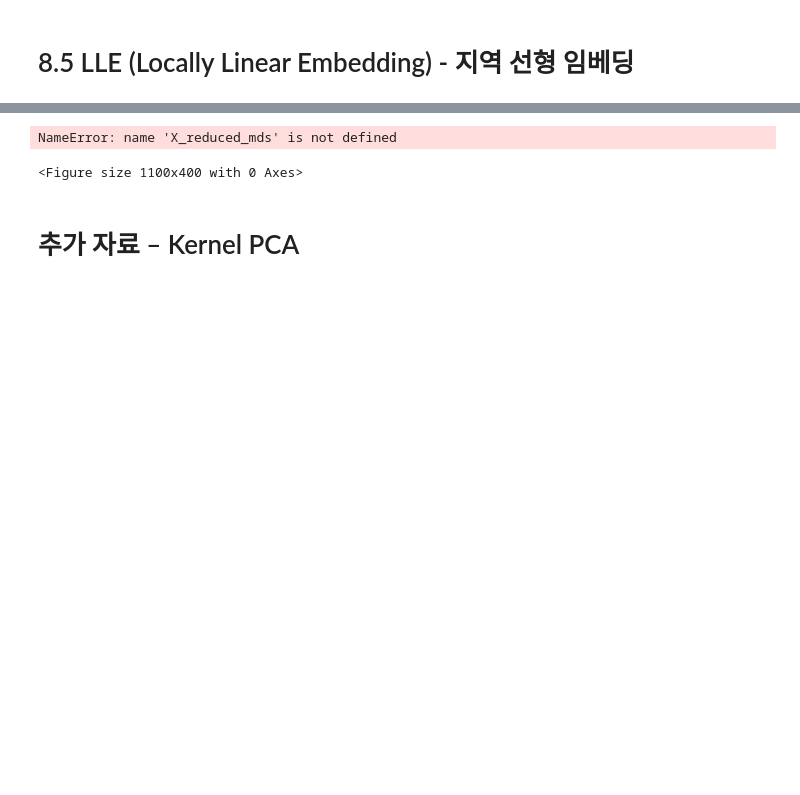
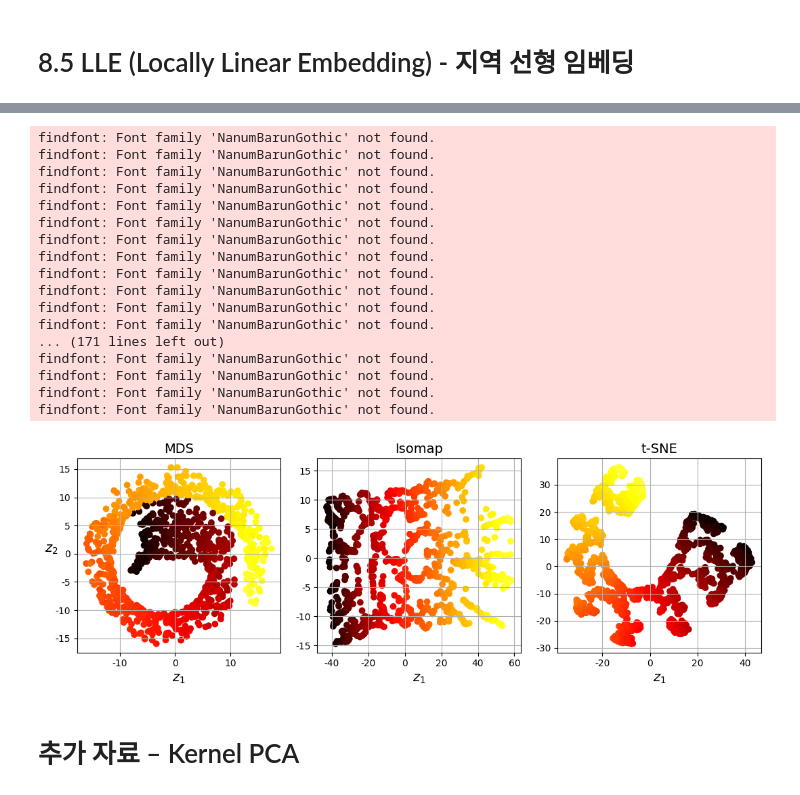
Before and after one commit to aaronkr-classroom/8-ensembles-dimension-reduction-pm-jooyounghan1, a Jupyter notebook: 08_dimensionality_reduction.ipynb, the cells around one changed output, grey strips where cells are left out. Saved outputs shown, nothing was run; the diff lists cells and outputs as text; code cells hidden in the pictures; blank space fills up the shorter version.

```diff
--- a/08_dimensionality_reduction.ipynb
+++ b/08_dimensionality_reduction.ipynb
@@ -519,3 +507,20 @@ AttributeError: 'list' object has no attribute 'mean'
+# %%
+import numpy as np
+
+# 이 노트북의 앞부분에서 생성한 작은 3D 데이터셋
+m = 60
+X = np.zeros((m, 3))  # 3D 데이터 초기화
+np.random.seed(42)
+angles = (np.random.rand(m) ** 3 + 0.5) * 2 * np.pi  # 고르지 않은 분포
+X[:, 0], X[:, 1] = np.cos(angles), np.sin(angles) * 0.5  # 타원형
+X += 0.28 * np.random.randn(m, 3)  # 노이즈 추가
+X = Rotation.from_rotvec([np.pi / 29, -np.pi / 20, np.pi / 4]).apply(X)
+X += [0.2, 0, 0.2]  # 약간 이동
+
+X_centered = X - X.mean(axis = 0)
+U, s, Vt = np.linalg.svd(X_centered)
+c1 = Vt[0]
+c2 = Vt[1]
 # %% [markdown]
 참고: 원칙적으로 SVD 인수 분해 알고리즘은 **X** = **UΣV**<sup>⊺</sup>인 세 개의 행렬 **U**, **Σ**, **V**을 반환합니다. **U**는 _m_ × _m_ 행렬, **Σ**는 _m_ × _n_ 행렬, **V**는 _n_ × _n_ 행렬입니다. 그러나 `svd()` 함수는 대신 **U**, **s** 및 **V**<sup>⊺</sup>를 반환합니다. **s**는 **Σ**의 상위 _n_ 행의 주 대각선에 있는 모든 값을 포함하는 벡터입니다. 다른 곳에서는 **Σ**가 0으로 가득 차 있기 때문에 **s**로부터 다음과 같이 쉽게 재구성할 수 있습니다:
 # %%
@@ -877,26 +923,41 @@ tsne = TSNE(n_components=2, init="random", learning_rate="auto",
 X_reduced_tsne = tsne.fit_transform(X_swiss)
 # %%
 # 추가 코드 - 이 셀은 그림 8-11을 생성하고 저장합니다.
-
 titles = ["MDS", "Isomap", "t-SNE"]
-
+s
 plt.figure(figsize=(11, 4))
 
 for subplot, title, X_reduced in zip((131, 132, 133), titles,
                                      (X_reduced_mds, X_reduced_isomap, X_reduced_tsne)):
     plt.subplot(subplot)
     plt.title(title)
     plt.scatter(X_reduced[:, 0], X_reduced[:, 1], c=t, cmap=darker_hot)
     plt.xlabel("$z_1$")
     if subplot == 131:
         plt.ylabel("$z_2$", rotation=0)
     plt.grid(True)
 
 save_fig("other_dim_reduction_plot")
 plt.show()
 # %% [output]
-NameError: name 'X_reduced_mds' is not defined
+findfont: Font family 'NanumBarunGothic' not found.
+findfont: Font family 'NanumBarunGothic' not found.
+findfont: Font family 'NanumBarunGothic' not found.
+findfont: Font family 'NanumBarunGothic' not found.
+findfont: Font family 'NanumBarunGothic' not found.
+findfont: Font family 'NanumBarunGothic' not found.
+findfont: Font family 'NanumBarunGothic' not found.
+findfont: Font family 'NanumBarunGothic' not found.
+findfont: Font family 'NanumBarunGothic' not found.
+findfont: Font family 'NanumBarunGothic' not found.
+findfont: Font family 'NanumBarunGothic' not found.
+findfont: Font family 'NanumBarunGothic' not found.
+... (171 lines left out)
+findfont: Font family 'NanumBarunGothic' not found.
+findfont: Font family 'NanumBarunGothic' not found.
+findfont: Font family 'NanumBarunGothic' not found.
+findfont: Font family 'NanumBarunGothic' not found.
-<Figure size 1100x400 with 0 Axes>
+[figure, added]
 # %% [markdown]
 # 추가 자료 – Kernel PCA
 # %%
```
Also changed, not shown: parts of 15 cells of this notebook.
